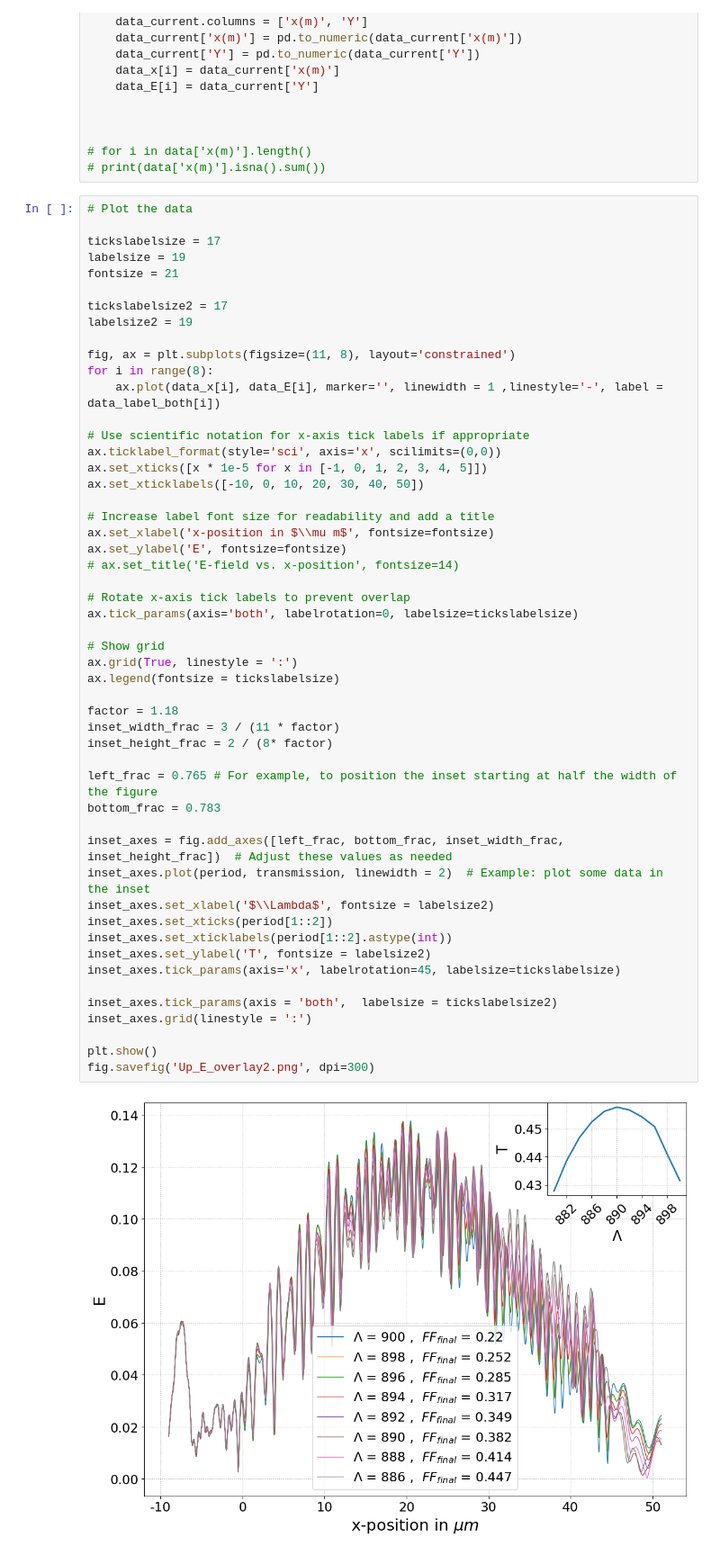
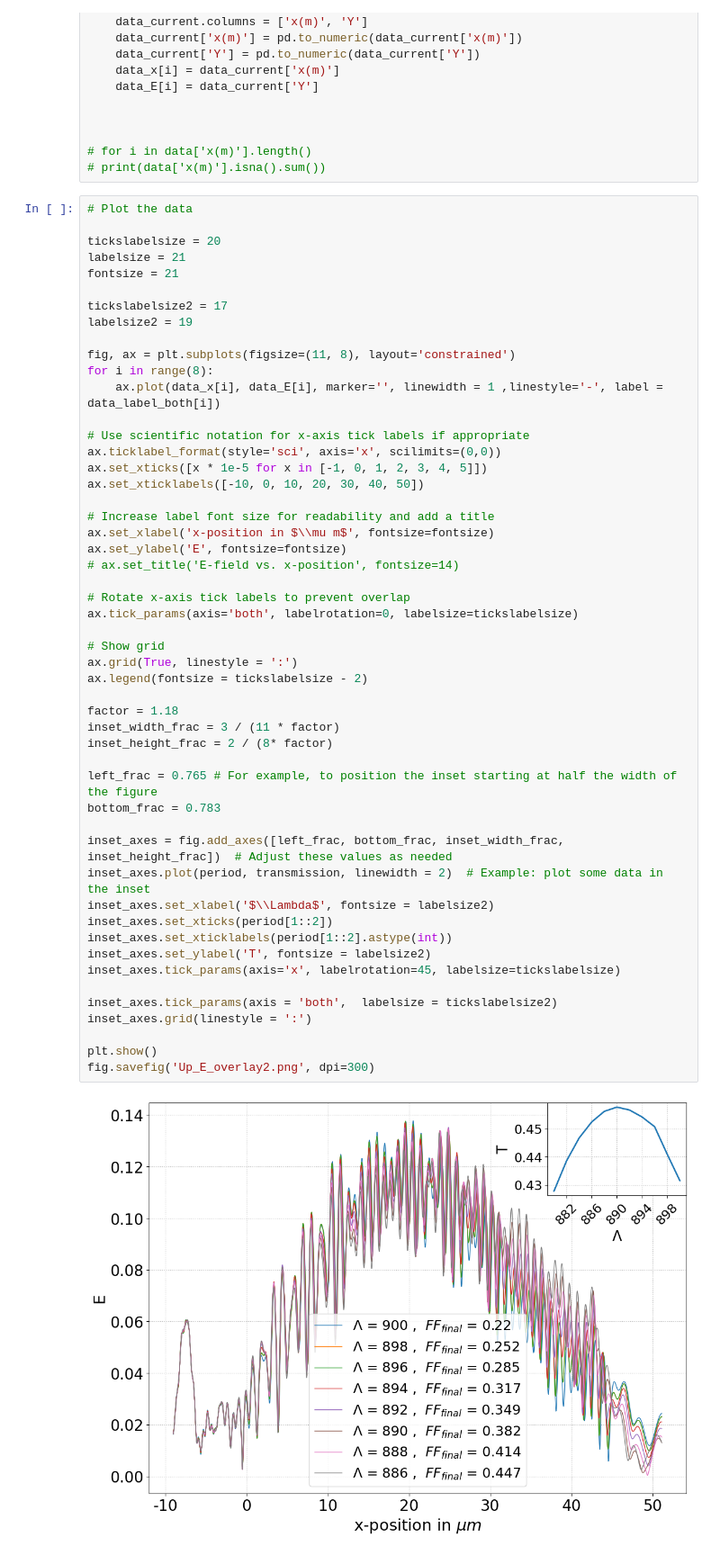
Before and after one commit to TobsTha/BA_code, a Jupyter notebook: Graphics/Up_E_overlay/Up_E_overlay_and_upT.ipynb, the cells around one changed output. Shown at 90% size. Drawn from its saved outputs; the diff is of its cells as text.

```diff
--- a/Graphics/Up_E_overlay/Up_E_overlay_and_upT.ipynb
+++ b/Graphics/Up_E_overlay/Up_E_overlay_and_upT.ipynb
@@ -101,8 +101,8 @@ for i in range(8):
 # %%
 # Plot the data
 
-tickslabelsize = 17
-labelsize = 19
+tickslabelsize = 20
+labelsize = 21
 fontsize = 21
 
 tickslabelsize2 = 17
@@ -122,32 +122,32 @@ ax.set_xlabel('x-position in $\\mu m$', fontsize=fontsize)
 ax.set_ylabel('E', fontsize=fontsize)
 # ax.set_title('E-field vs. x-position', fontsize=14)
 
 # Rotate x-axis tick labels to prevent overlap
 ax.tick_params(axis='both', labelrotation=0, labelsize=tickslabelsize)
 
 # Show grid
 ax.grid(True, linestyle = ':')
-ax.legend(fontsize = tickslabelsize)
+ax.legend(fontsize = tickslabelsize - 2)
 
 factor = 1.18
 inset_width_frac = 3 / (11 * factor)
 inset_height_frac = 2 / (8* factor)
 
 left_frac = 0.765 # For example, to position the inset starting at half the width of the figure
 bottom_frac = 0.783
 
 inset_axes = fig.add_axes([left_frac, bottom_frac, inset_width_frac, inset_height_frac])  # Adjust these values as needed
 inset_axes.plot(period, transmission, linewidth = 2)  # Example: plot some data in the inset
 inset_axes.set_xlabel('$\\Lambda$', fontsize = labelsize2)
 inset_axes.set_xticks(period[1::2])
 inset_axes.set_xticklabels(period[1::2].astype(int))
 inset_axes.set_ylabel('T', fontsize = labelsize2)
 inset_axes.tick_params(axis='x', labelrotation=45, labelsize=tickslabelsize)
 
 inset_axes.tick_params(axis = 'both',  labelsize = tickslabelsize2)
 inset_axes.grid(linestyle = ':')
 
 plt.show()
 fig.savefig('Up_E_overlay2.png', dpi=300)
 # %% [output]
-[figure, old version]
+[figure, new version]
```
Also changed, not shown: 10 other files.
